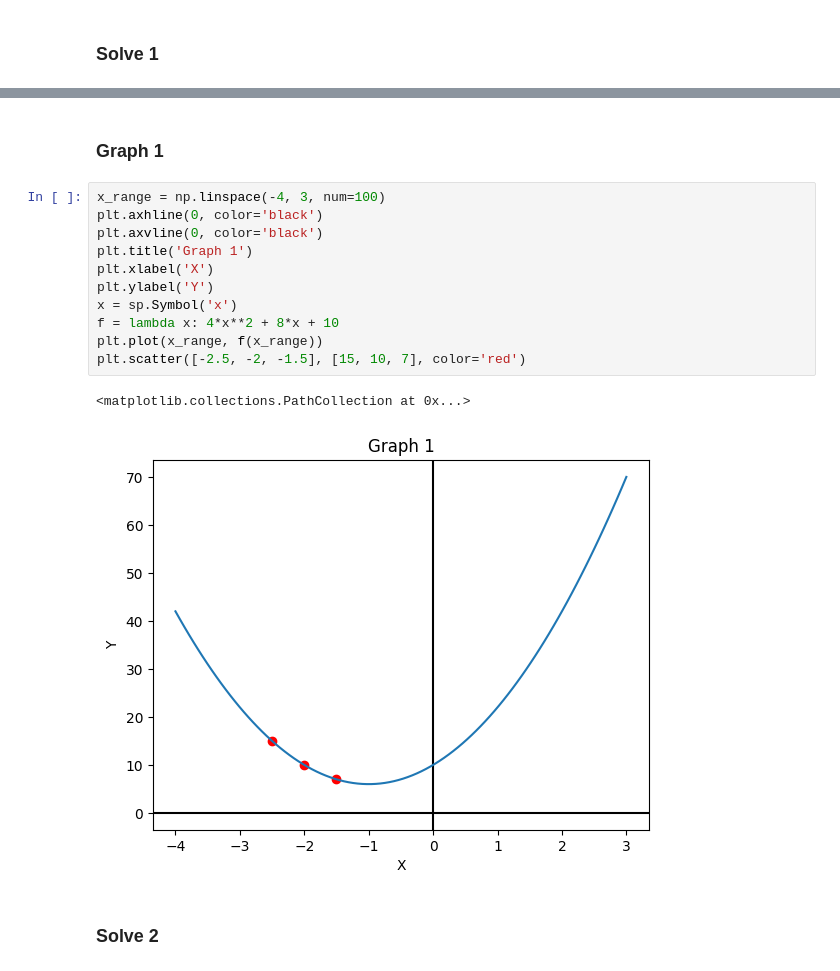
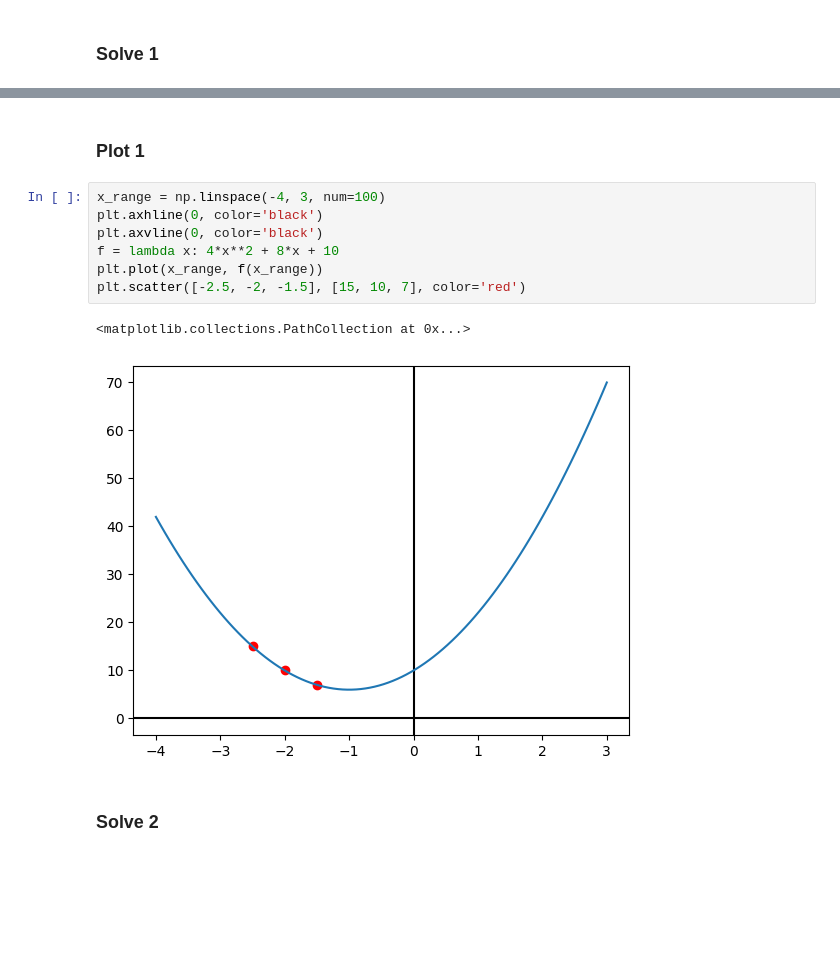
Before and after one commit to P37uh/Math-for-DS-practise, a Jupyter notebook: 4/Нахождение_коэффициентов_полиномов_аналитически_Практика.ipynb, the cells around one changed output, grey strips where cells are left out. Saved outputs shown, nothing was run; the diff lists cells and outputs as text; blank space fills up the shorter version.

```diff
--- a/4/Нахождение_коэффициентов_полиномов_аналитически_Практика.ipynb
+++ b/4/Нахождение_коэффициентов_полиномов_аналитически_Практика.ipynb
@@ -26,21 +25,17 @@ sp.nonlinsolve(_sys, sp.symbols('a:3'))
 # %% [output]
 $\displaystyle \left\{\left( 10.0, \  8.0, \  4.0\right)\right\}$
 # %% [markdown]
-### Graph 1
+### Plot 1
 # %%
 x_range = np.linspace(-4, 3, num=100)
 plt.axhline(0, color='black')
 plt.axvline(0, color='black')
-plt.title('Graph 1')
-plt.xlabel('X')
-plt.ylabel('Y')
-x = sp.Symbol('x')
 f = lambda x: 4*x**2 + 8*x + 10
 plt.plot(x_range, f(x_range))
 plt.scatter([-2.5, -2, -1.5], [15, 10, 7], color='red')
 # %% [output]
 <matplotlib.collections.PathCollection at 0x...>
-[figure, old version]
+[figure, new version]
 # %% [markdown]
 ### Solve 2
 # %%
```
Also changed, not shown: parts of 5 cells of this notebook, 1 other file.
